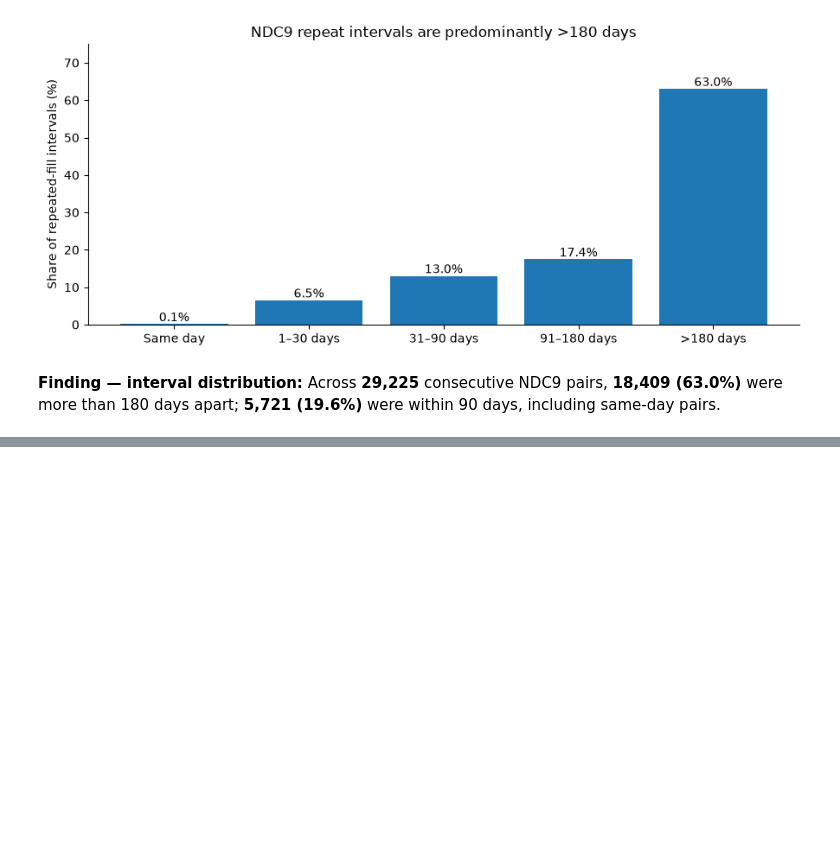
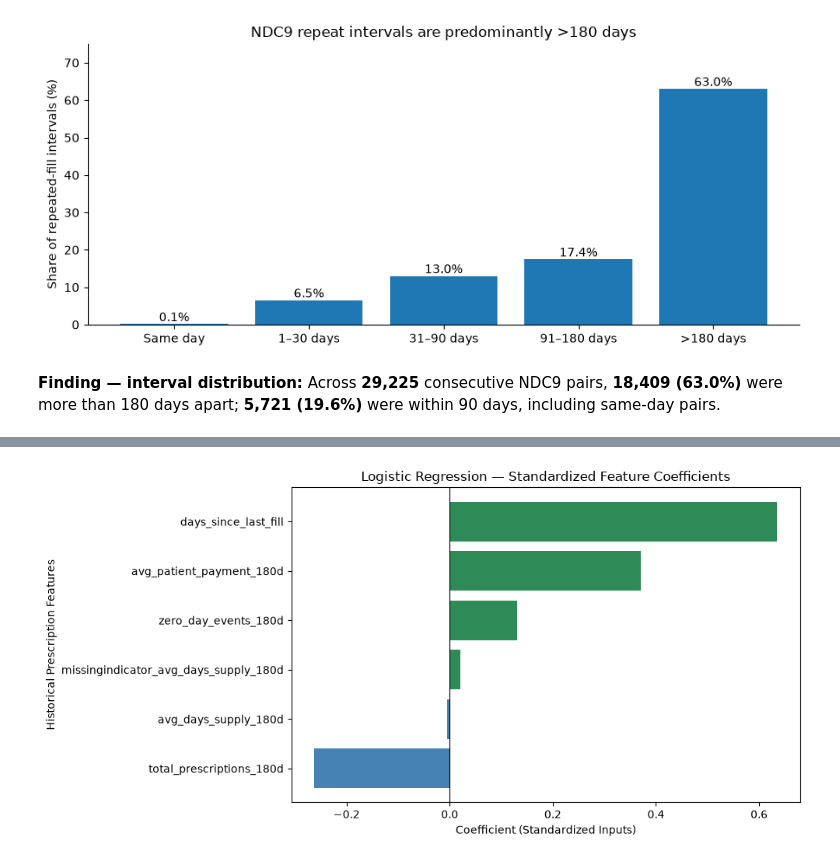
Before and after one commit to feltoncristina/Medication_Non_Adherence_Prediction_Model, a Jupyter notebook: Medicare_Part_D_Adherence_Prediction.ipynb, the cells around one changed output, grey strips where cells are left out. Saved outputs shown, nothing was run; the diff lists cells and outputs as text; code cells hidden in the pictures; blank space fills up the shorter version.

```diff
--- a/Medicare_Part_D_Adherence_Prediction.ipynb
+++ b/Medicare_Part_D_Adherence_Prediction.ipynb
@@ -1452,0 +2646,31 @@ Dataset shape: (78720, 9)
+# %%
+# Section 9.4 — Visualize Logistic Regression Coefficients
+
+# Sort coefficients for horizontal visualization
+plot_data = coefficient_summary.sort_values("Coefficient")
+
+fig, ax = plt.subplots(figsize=(10, 5))
+
+colors = [
+    "seagreen" if value > 0 else "steelblue"
+    for value in plot_data["Coefficient"]
+]
+
+ax.barh(
+    plot_data["Feature"],
+    plot_data["Coefficient"],
+    color=colors
+)
+
+ax.axvline(0, color="black", linewidth=0.8)
+
+ax.set_title(
+    "Logistic Regression — Standardized Feature Coefficients"
+)
+ax.set_xlabel("Coefficient (Standardized Inputs)")
+ax.set_ylabel("Historical Prescription Features")
+
+plt.tight_layout()
+plt.show()
+# %% [output]
+[figure, added]
```
Also changed, not shown: parts of 54 cells of this notebook.
